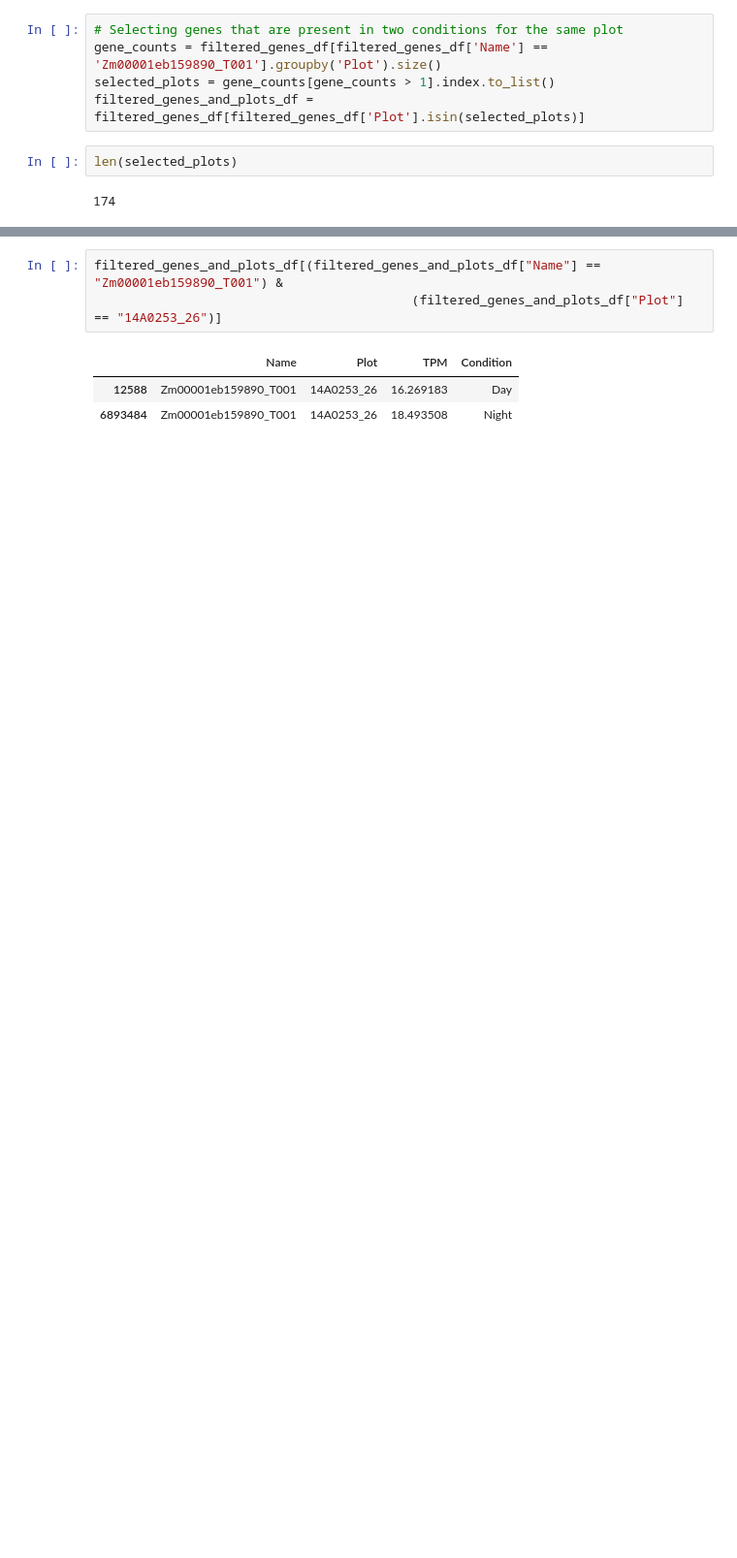
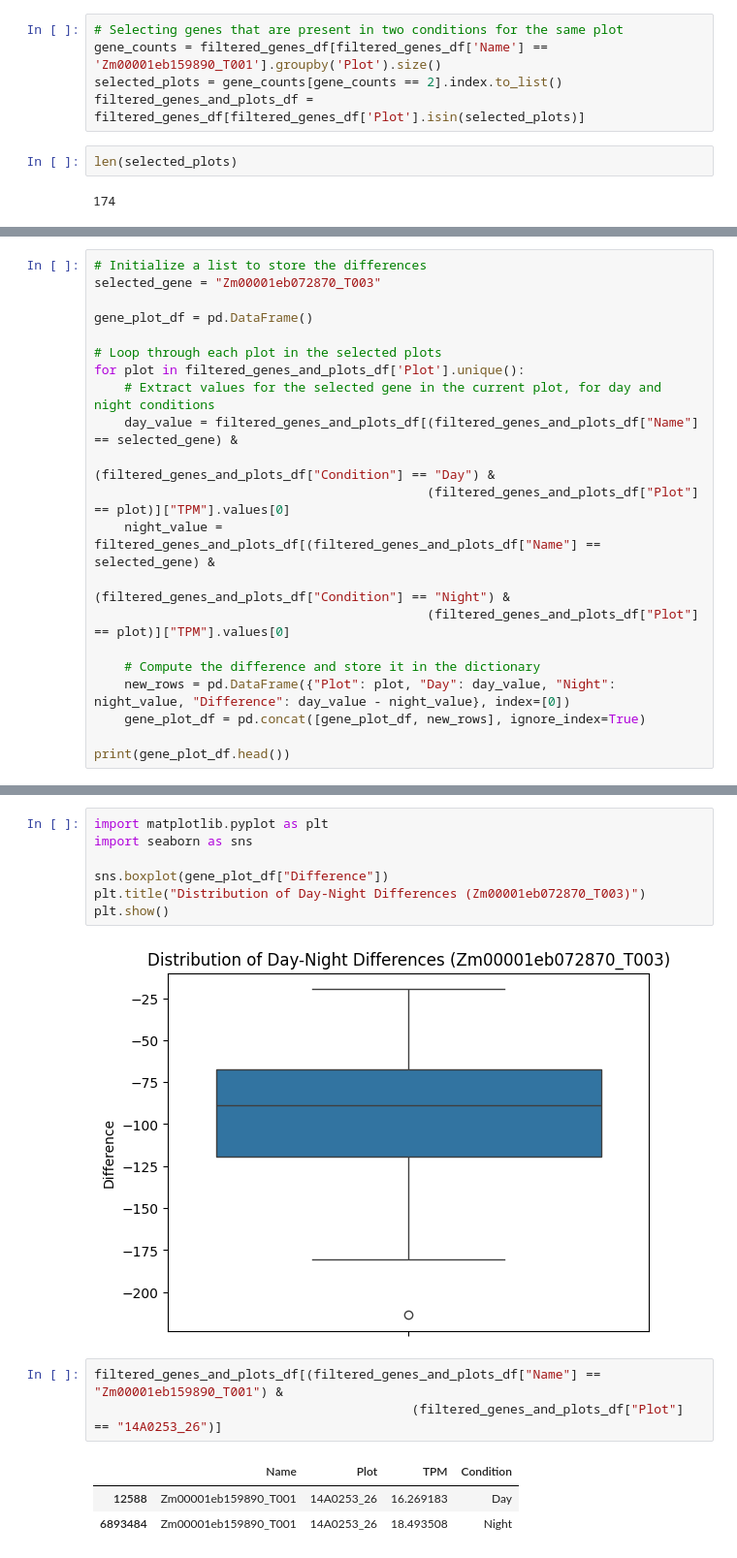
Before and after one commit to SantosRAC/maize_microbiome_transcriptomics, a Jupyter notebook: poster_presentation_notebooks/pag_2025/plots_circadian_genes.ipynb, the cells around one changed output, grey strips where cells are left out. Shown at 97% size. Saved outputs shown, nothing was run; the diff lists cells and outputs as text; blank space fills up the shorter version.

Commit message:
Plot circadian genes

```diff
--- a/poster_presentation_notebooks/pag_2025/plots_circadian_genes.ipynb
+++ b/poster_presentation_notebooks/pag_2025/plots_circadian_genes.ipynb
@@ -71,7 +71,7 @@ filtered_genes_df.shape
 # %%
 # Selecting genes that are present in two conditions for the same plot
 gene_counts = filtered_genes_df[filtered_genes_df['Name'] == 'Zm00001eb159890_T001'].groupby('Plot').size()
-selected_plots = gene_counts[gene_counts > 1].index.to_list()
+selected_plots = gene_counts[gene_counts == 2].index.to_list()
 filtered_genes_and_plots_df = filtered_genes_df[filtered_genes_df['Plot'].isin(selected_plots)]
 # %%
 len(selected_plots)
@@ -83,0 +89,21 @@ filtered_genes_and_plots_df.shape
+# %%
+# Initialize a list to store the differences
+selected_gene = "Zm00001eb072870_T003"
+
+gene_plot_df = pd.DataFrame()
+
+# Loop through each plot in the selected plots
+for plot in filtered_genes_and_plots_df['Plot'].unique():
+    # Extract values for the selected gene in the current plot, for day and night conditions
+    day_value = filtered_genes_and_plots_df[(filtered_genes_and_plots_df["Name"] == selected_gene) &
+                                            (filtered_genes_and_plots_df["Condition"] == "Day") &
+                                            (filtered_genes_and_plots_df["Plot"] == plot)]["TPM"].values[0]
+    night_value = filtered_genes_and_plots_df[(filtered_genes_and_plots_df["Name"] == selected_gene) &
+                                              (filtered_genes_and_plots_df["Condition"] == "Night") &
+                                            (filtered_genes_and_plots_df["Plot"] == plot)]["TPM"].values[0]
+
+    # Compute the difference and store it in the dictionary
+    new_rows = pd.DataFrame({"Plot": plot, "Day": day_value, "Night": night_value, "Difference": day_value - night_value}, index=[0])
+    gene_plot_df = pd.concat([gene_plot_df, new_rows], ignore_index=True)
+
+print(gene_plot_df.head())
@@ -84,3 +117,12 @@ filtered_genes_and_plots_df.shape
+# %%
+import matplotlib.pyplot as plt
+import seaborn as sns
+
+sns.boxplot(gene_plot_df["Difference"])
+plt.title("Distribution of Day-Night Differences (Zm00001eb072870_T003)")
+plt.show()
+# %% [output]
+[figure, added]
 # %%
 filtered_genes_and_plots_df[(filtered_genes_and_plots_df["Name"] == "Zm00001eb159890_T001") &
                                           (filtered_genes_and_plots_df["Plot"] == "14A0253_26")]
```
Also changed, not shown: parts of 3 cells of this notebook.
